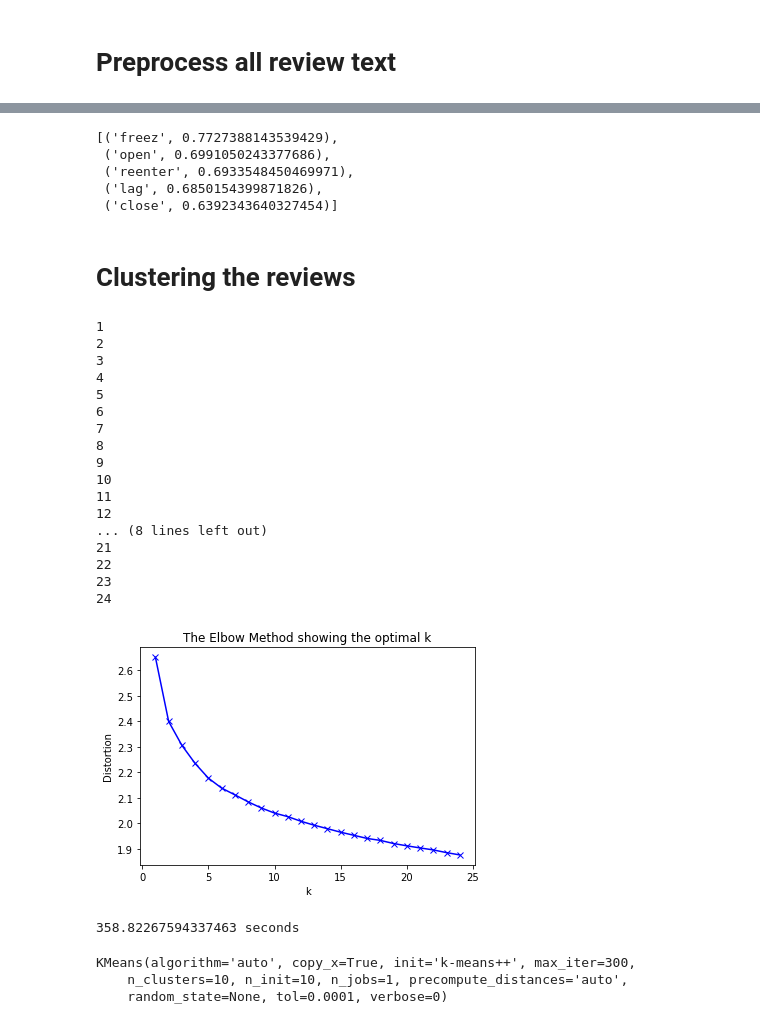
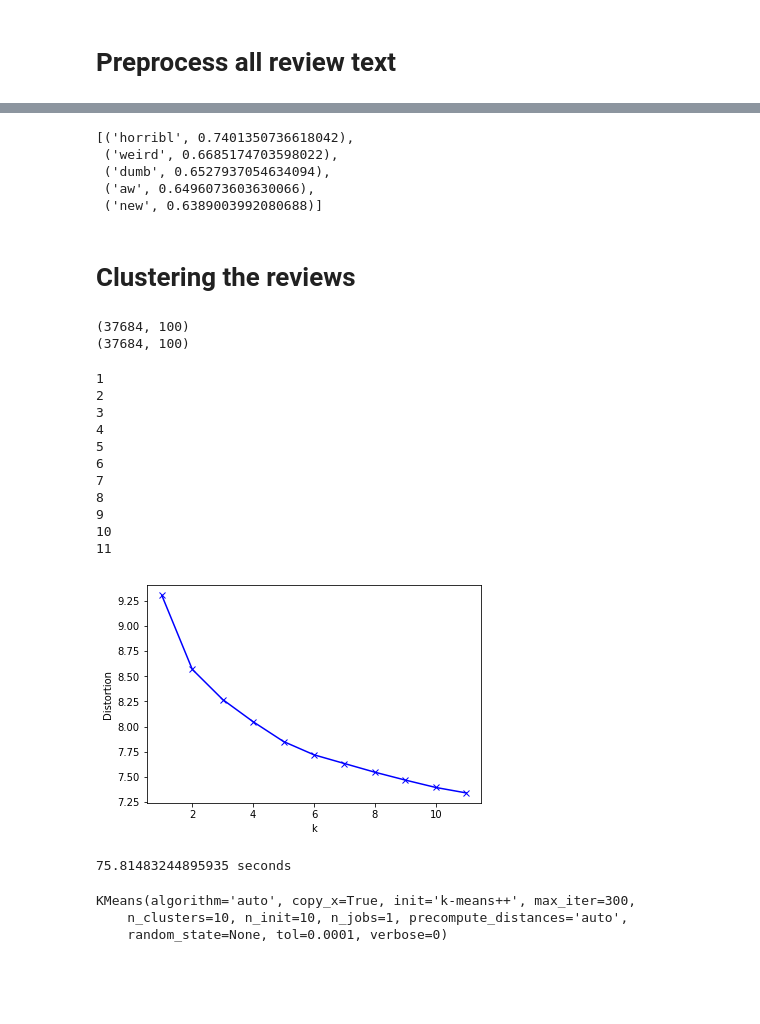
Before and after one commit to samird121/w210-app-review-capstone, a Jupyter notebook: IDEA_dataset/IDEA_import_process_word2vec_cluster.ipynb, the cells around one changed output, grey strips where cells are left out. Saved outputs shown, nothing was run; the diff lists cells and outputs as text; code cells hidden in the pictures; blank space fills up the shorter version.

```diff
--- a/IDEA_dataset/IDEA_import_process_word2vec_cluster.ipynb
+++ b/IDEA_dataset/IDEA_import_process_word2vec_cluster.ipynb
@@ -101,11 +109,11 @@ print(time.time() - start)
 # %%
-model.wv.most_similar('crash', topn=5)
+model.wv.most_similar('hate', topn=5)
 # %% [output]
-[('freez', 0.7727388143539429),
- ('open', 0.6991050243377686),
- ('reenter', 0.6933548450469971),
- ('lag', 0.6850154399871826),
- ('close', 0.6392343640327454)]
+[('horribl', 0.7401350736618042),
+ ('weird', 0.6685174703598022),
+ ('dumb', 0.6527937054634094),
+ ('aw', 0.6496073603630066),
+ ('new', 0.6389003992080688)]
 # %% [markdown]
 # Clustering the reviews
 # %%
@@ -117,48 +125,52 @@ for review in final_reviews:
     avg_vectors.append(np.mean([model.wv[word] for word in review], axis=0))
 
 avg_vectors = np.array(avg_vectors)
+# %%
+#scaling makes it
+scaler = StandardScaler()
+avg_vectors_scaled = scaler.fit_transform(avg_vectors)
+# %%
+print(avg_vectors.shape)
+print(avg_vectors_scaled.shape)
+# %% [output]
+(37684, 100)
+(37684, 100)
 # %%
 #Using the elbow plot method to try and determine how many clusters to go with
 
 
 start = time.time()
 
 distortions = []
 K = range(1,12)
 for k in K:
     print(k)
     kmeanModel = KMeans(n_clusters=k)
-    kmeanModel.fit(avg_vectors)
-    distortions.append(sum(np.min(cdist(avg_vectors, kmeanModel.cluster_centers_, 'euclidean'), axis=1)) / avg_vectors.shape[0])
+    kmeanModel.fit(avg_vectors_scaled)
+    distortions.append(sum(np.min(cdist(avg_vectors_scaled, kmeanModel.cluster_centers_, 'euclidean'), axis=1)) / avg_vectors_scaled.shape[0])
 
 # Plot the elbow
 plt.plot()
 plt.plot(K, distortions, 'bx-')
 plt.xlabel('k')
 plt.ylabel('Distortion')
 plt.title('')
 plt.show()
 print(time.time() - start, "seconds")
 # %% [output]
 1
 2
 3
 4
 5
 6
 7
 8
 9
 10
 11
-12
-... (8 lines left out)
-21
-22
-23
-24
-[figure, old version]
+[figure, new version]
-358.82267594337463 seconds
+75.81483244895935 seconds
 # %%
 #run the clustering algorithm
 km = KMeans(n_clusters = 10)
```
Also changed, not shown: parts of 10 cells of this notebook, 1 other file.
